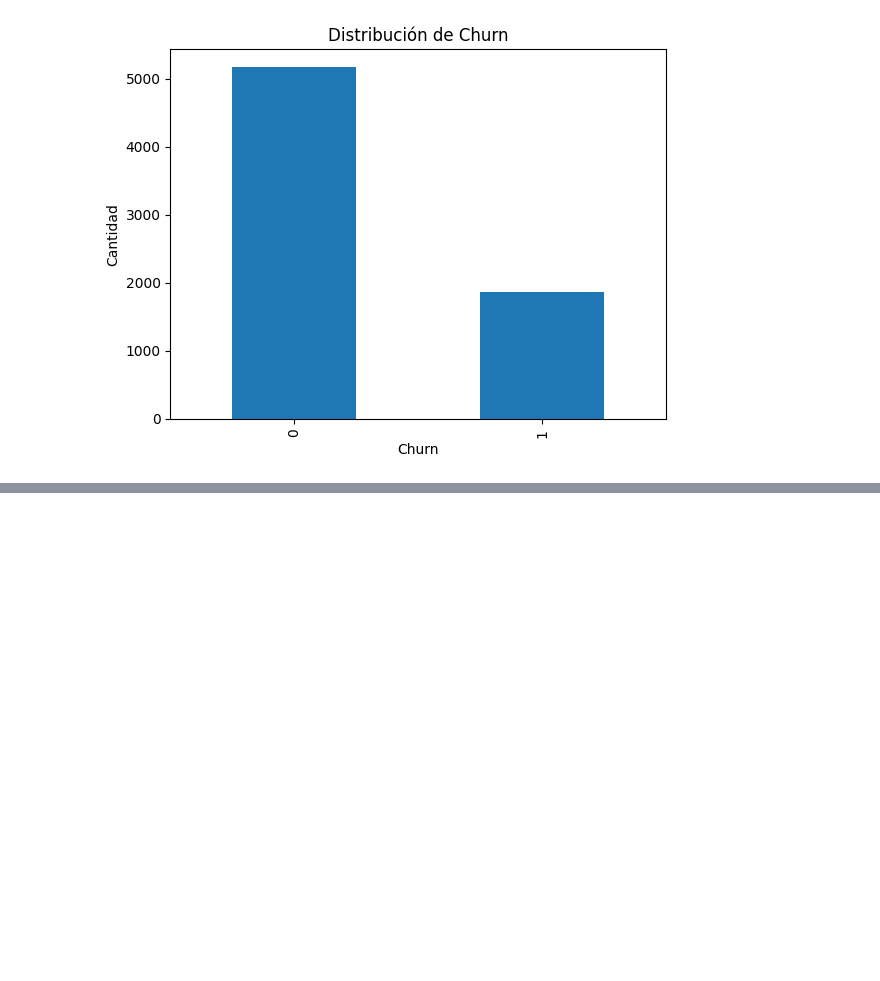
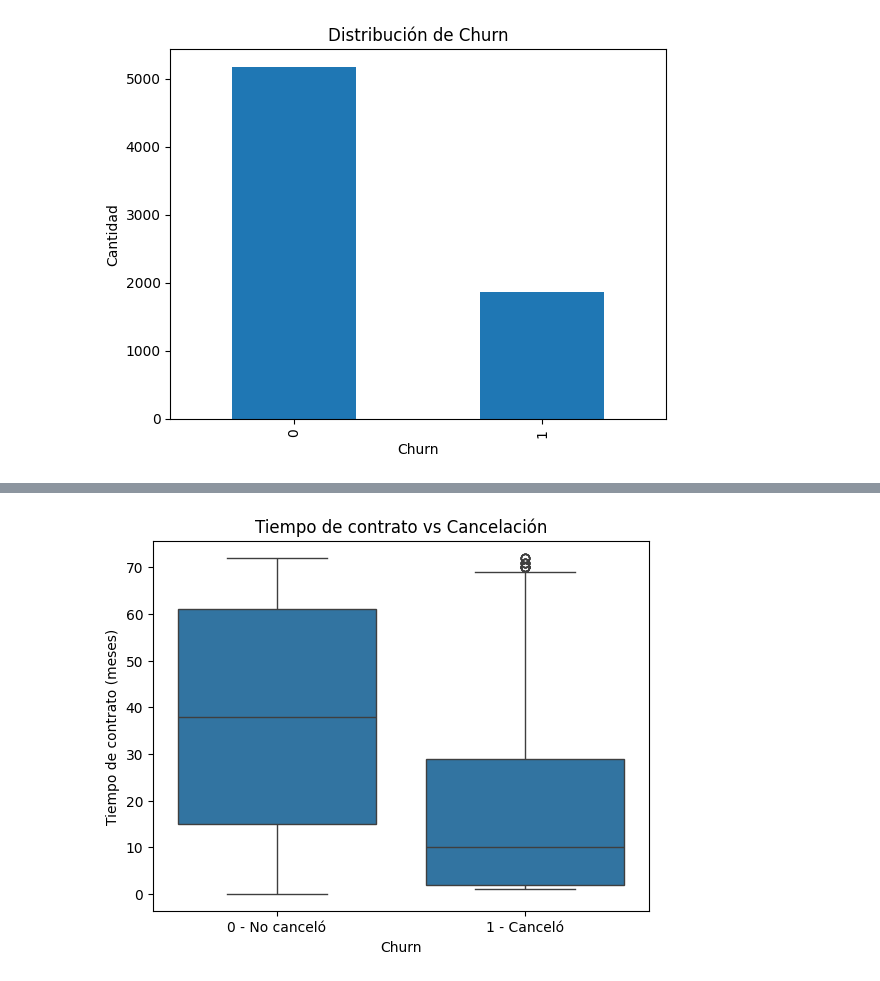
Before and after one commit to rocioivonneperezgonzalez-ship-it/Telecom-X-Parte-2-Predicci-n-de-Cancelaci-n-Churn-, a Jupyter notebook: Telecom_X_–_Parte_2_Predicción_de_Cancelación_(Churn).ipynb, the cells around one changed output, grey strips where cells are left out. Cells and saved outputs as stored; diff of their text form; code cells hidden in the pictures; blank space fills up the shorter version.

```diff
--- a/Telecom_X_–_Parte_2_Predicción_de_Cancelación_(Churn).ipynb
+++ b/Telecom_X_–_Parte_2_Predicción_de_Cancelación_(Churn).ipynb
@@ -256,0 +438,13 @@ La variable objetivo presenta un desbalance moderado, con aproximadamente X% de
+# %%
+import seaborn as sns
+import matplotlib.pyplot as plt
+
+# Boxplot Tiempo de contrato vs Churn
+plt.figure()
+sns.boxplot(x="Churn", y="remainder__tiempo_contrato", data=datos_modelo)
+plt.ylabel("Tiempo de contrato (meses)")
+plt.xticks([0, 1], ['0 - No canceló', '1 - Canceló'])
+plt.title("Tiempo de contrato vs Cancelación")
+plt.show()
+# %% [output]
+[figure, added]
```
Also changed, not shown: parts of 39 cells of this notebook.
